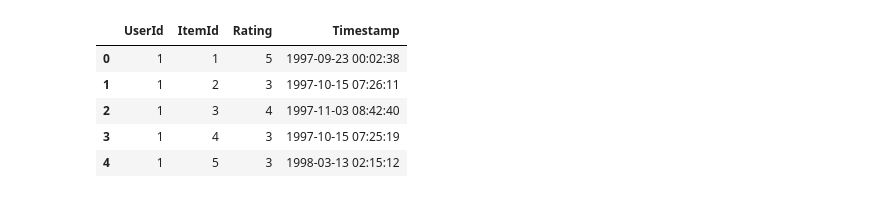
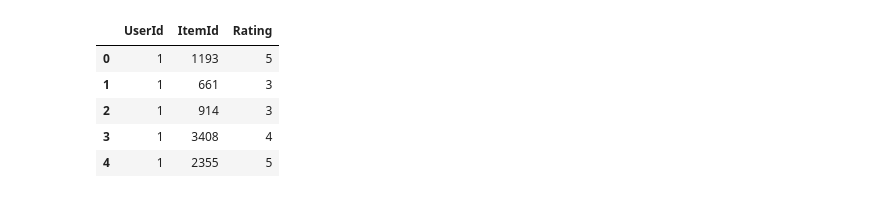
Before and after one commit to david-cortes/cmfrec, a Jupyter notebook: example/cmfrec_movielens_sideinfo.ipynb, the cells around one changed output. Drawn from its saved outputs; the diff is of its cells as text; code cells hidden in the pictures.

```diff
--- a/example/cmfrec_movielens_sideinfo.ipynb
+++ b/example/cmfrec_movielens_sideinfo.ipynb
@@ -48,15 +92,16 @@ Here I'll load the MovieLens-100k ratings data, which can be downloaded from the
 # %%
-import pandas as pd, time
+import numpy as np, pandas as pd, time, re
 from datetime import datetime
+from cmfrec import CMF
 
-ratings=pd.read_table('/home/david/Downloads/movielens/ml-100k/u.data',sep='\t',engine='python',names=['UserId','ItemId','Rating','Timestamp'])
-ratings['Timestamp']=ratings.Timestamp.map(lambda x: datetime(*time.localtime(x)[:6])).map(lambda x: pd.to_datetime(x))
-ratings=ratings.sort_values(['UserId','ItemId']).reset_index(drop=True)
+ratings = pd.read_table('~/movielens/ml-1m/ratings.dat', sep='::',
+                        engine='python', names=['UserId','ItemId','Rating','Timestamp'])
+del ratings['Timestamp']
 ratings.head()
 # %% [output]
-|  | UserId | ItemId | Rating | Timestamp |
-| 0 | 1 | 1 | 5 | 1997-09-23 00:02:38 |
-| 1 | 1 | 2 | 3 | 1997-10-15 07:26:11 |
-| 2 | 1 | 3 | 4 | 1997-11-03 08:42:40 |
-| 3 | 1 | 4 | 3 | 1997-10-15 07:25:19 |
-| 4 | 1 | 5 | 3 | 1998-03-13 02:15:12 |
+|  | UserId | ItemId | Rating |
+| 0 | 1 | 1193 | 5 |
+| 1 | 1 | 661 | 3 |
+| 2 | 1 | 914 | 3 |
+| 3 | 1 | 3408 | 4 |
+| 4 | 1 | 2355 | 5 |
```
Also changed, not shown: parts of 126 cells of this notebook, 1 other file.
